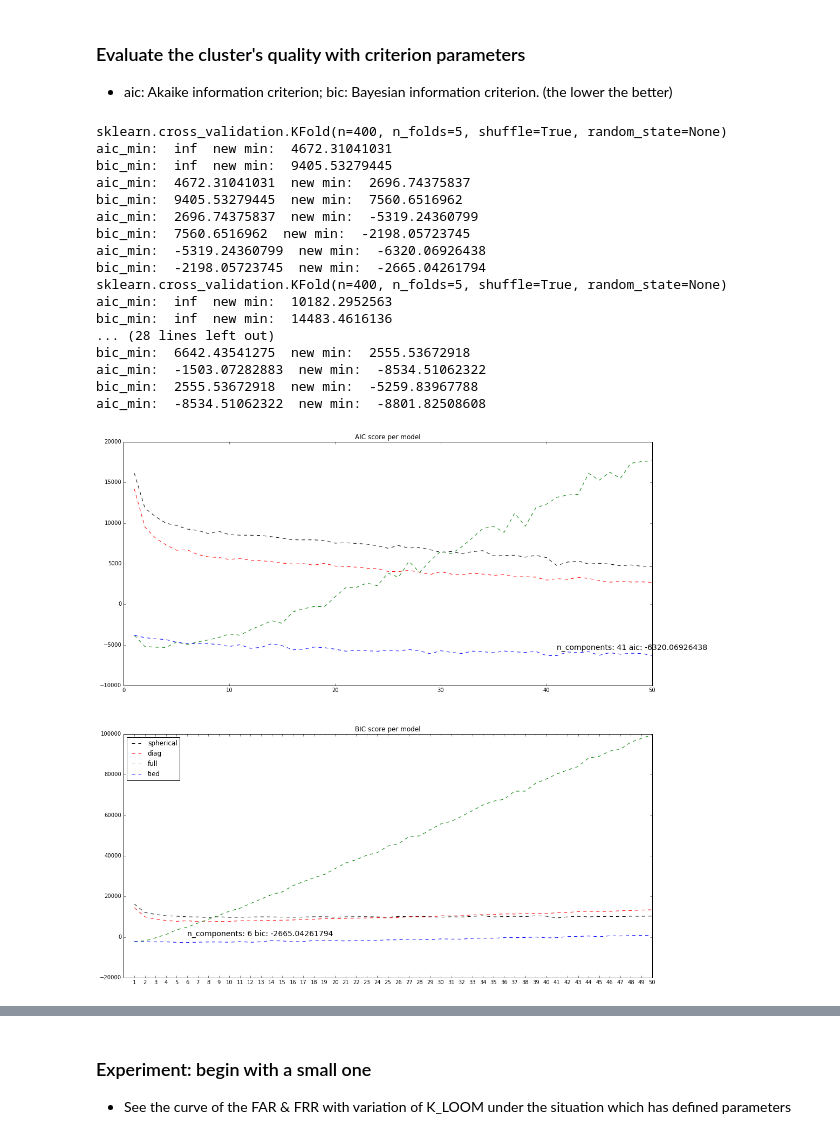
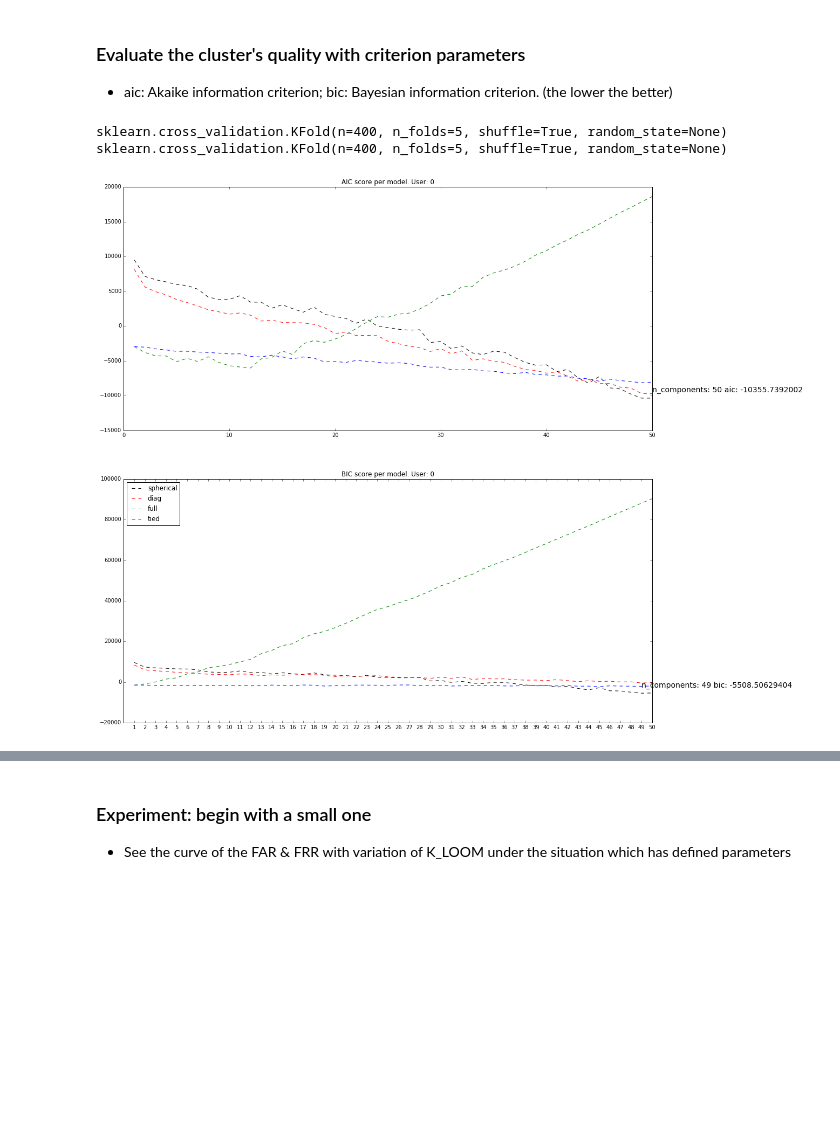
Before and after one commit to pysherlock/KeystrokeWeb, a Jupyter notebook: Demo.ipynb, the cells around one changed output, grey strips where cells are left out. Drawn from its saved outputs; the diff is of its cells as text; code cells hidden in the pictures; blank space fills up the shorter version.

```diff
--- a/Demo.ipynb
+++ b/Demo.ipynb
@@ -194,15 +165,0 @@ When training an SVM with the Radial Basis Function (RBF) kernel, two parameters
-# %%
-clf = svm.SVC(gamma=1, C=300.);
-clf2 = svm.SVC(gamma=1, C=300., decision_function_shape='ovo');
-## for now, gamma = 1, C = 300 is my best combination of those two parameters in this model
-
-#clf.fit(train_data, train_target);
-clf2.fit(train_feature_two, train_target_two);
-# libsvm = svm.libsvm.fit(x, y);
-
-#print (clf, "\n", clf2);
-print (clf2.score(test_feature_two, test_target_two));
-print (cross_validation.cross_val_score(clf, train_feature_two, train_target_two, cv=5));
-
-# for i in range(20):
-#     print (clf.predict(test_data[i]), test_target[i]);
@@ -319,20 +248,22 @@ for index, (name, clf) in enumerate(classifiers.items()):
 ### Evaluate the cluster's quality with criterion parameters
 * aic: Akaike information criterion;  bic: Bayesian information criterion. (the lower the better)
 # %%
-user_range = range(0,5);
+user_range = range(0,2);
 n_components_range = range(1, 51); ## range of numcomponents
 covariances=['spherical', 'diag', 'full', 'tied'];
 color_list = ['k', 'r', 'g', 'b'];
 
-for i in user_range:
+for user_index in user_range:
 
-    train_target_user, train_feature_user, test_target_user, test_feature_user = pre_process(data_user[i], 5, True);
+    trainTarget, trainSet, testTarget, testSet = pre_process(data_user[user_index], 5, True);
+    trainIndex = [random.randrange(0, len(trainSet), 3) for i in range(200)];
+    trainSet = np.array([trainSet[i] for i in trainIndex]);
 
     plt.figure(figsize=(16, 20));
     spl_1 = plt.subplot(2,1,1);
-    plt.title('AIC score per model. User: ' + str(i));
+    plt.title('AIC score per model. User: ' + str(user_index));
     spl_2 = plt.subplot(2,1,2);
-    plt.title('BIC score per model. User: ' + str(i));
+    plt.title('BIC score per model. User: ' + str(user_index));
     plt.subplots_adjust(left=0.12, right=0.97, bottom=0.21, top=0.9, wspace=0.2);
 
     aic_min, bic_min, aic_max, bic_max, index = np.infty, np.infty, -np.infty, -np.infty, 1;
@@ -340,71 +271,40 @@ for i in user_range:
 
     for index, (covar_type, color) in enumerate(zip(covariances, color_list)):
         AIC, BIC = [], [];
-        for i in n_components_range:
-            gmm = GMM(n_components=i, covariance_type=covar_type);
-            gmm.fit(train_feature_user);
-            AIC.append(gmm.aic(train_feature_user));
-            BIC.append(gmm.bic(train_feature_user));
+        for num_com in n_components_range:
+            gmm = GMM(n_components=num_com, covariance_type=covar_type);
+            gmm.fit(trainSet);
+            AIC.append(gmm.aic(trainSet));
+            BIC.append(gmm.bic(trainSet));
 
         if aic_min > min(AIC):
-            print 'aic_min: ', aic_min, ' new min: ', min(AIC);
             aic_min = min(AIC);
             minpos_aic = AIC.index(aic_min)+1;
             covar_aic = covar_type;
         if bic_min > min(BIC):
-            print 'bic_min: ', bic_min, ' new min: ', min(BIC);
             bic_min = min(BIC);
             minpos_bic = BIC.index(bic_min)+1;
             covar_bic = covar_type;
         if aic_max < max(AIC):
             aic_max = max(AIC);
         if bic_max < max(BIC):
             bic_max = max(BIC);
 
         spl_1.plot(n_components_range, AIC, '--', color=color, label=covar_type);
         spl_2.plot(n_components_range, BIC, '--', color=color, label=covar_type);
-    #     xpos_aic = np.array(n_components_range)+.2*index;
-    #     xpos_bic = np.array(n_components_range)+.2*index;
-    #     bars_aic.append(spl_1.bar(xpos_aic, AIC, width=.2, color=color));
-    #     bars_bic.append(spl_2.bar(xpos_bic, BIC, width=.2, color=color));
 
     plt.xticks(n_components_range);
     spl_1.text(minpos_aic, aic_min*0.97+.03*aic_max, 'n_components: '+str(minpos_aic)
                + ' aic: ' + str(aic_min), fontsize=14);
     spl_2.text(minpos_bic, bic_min*0.97+.03*bic_max, 'n_components: '+str(minpos_bic)
                + ' bic: ' + str(bic_min), fontsize=14);
-    # spl_1.legend(loc='upper left');
-    # spl_2.legend(loc='upper left');
     plt.legend(covariances, loc='upper left');
 
 
 # What has happened is that [[]] is a one-element list containing an empty list,
 # so all three elements of [[]] * 3 are references to this single empty list.
-# Modifying any of the elements of lists modifies this single list.
-
-#     plt.subplot(2,2,index);
-#     plt.plot(np.arange(1,num_components+1), AIC, '--k', label = "AIC");
-#     plt.plot(np.arange(1,num_components+1), BIC, '--m', label = "BIC");
-#     plt.xlabel("n.components");
-#     plt.ylabel("information criterion");
-#     plt.title(covar_type);
-#     index+=1;
+# Modifying any of the elements of lists will modify this single list.
 # %% [output]
 sklearn.cross_validation.KFold(n=400, n_folds=5, shuffle=True, random_state=None)
-aic_min:  inf  new min:  4672.31041031
-bic_min:  inf  new min:  9405.53279445
-aic_min:  4672.31041031  new min:  2696.74375837
-bic_min:  9405.53279445  new min:  7560.6516962
-aic_min:  2696.74375837  new min:  -5319.24360799
-bic_min:  7560.6516962  new min:  -2198.05723745
-aic_min:  -5319.24360799  new min:  -6320.06926438
-bic_min:  -2198.05723745  new min:  -2665.04261794
 sklearn.cross_validation.KFold(n=400, n_folds=5, shuffle=True, random_state=None)
-aic_min:  inf  new min:  10182.2952563
-bic_min:  inf  new min:  14483.4616136
-... (28 lines left out)
-bic_min:  6642.43541275  new min:  2555.53672918
-aic_min:  -1503.07282883  new min:  -8534.51062322
-bic_min:  2555.53672918  new min:  -5259.83967788
-aic_min:  -8534.51062322  new min:  -8801.82508608
-[figure, old version]
+[figure, new version]
```
Also changed, not shown: parts of 16 cells of this notebook.
